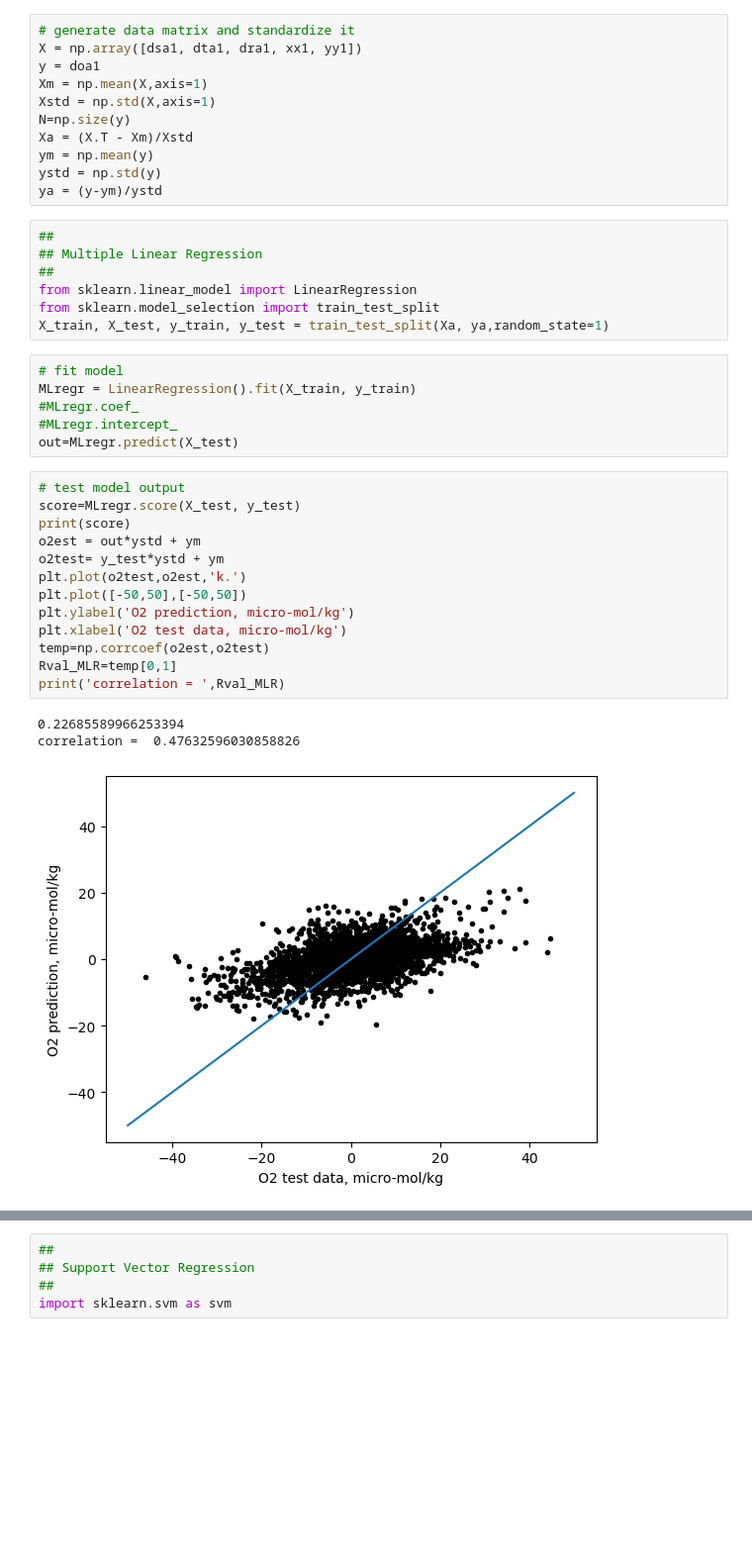
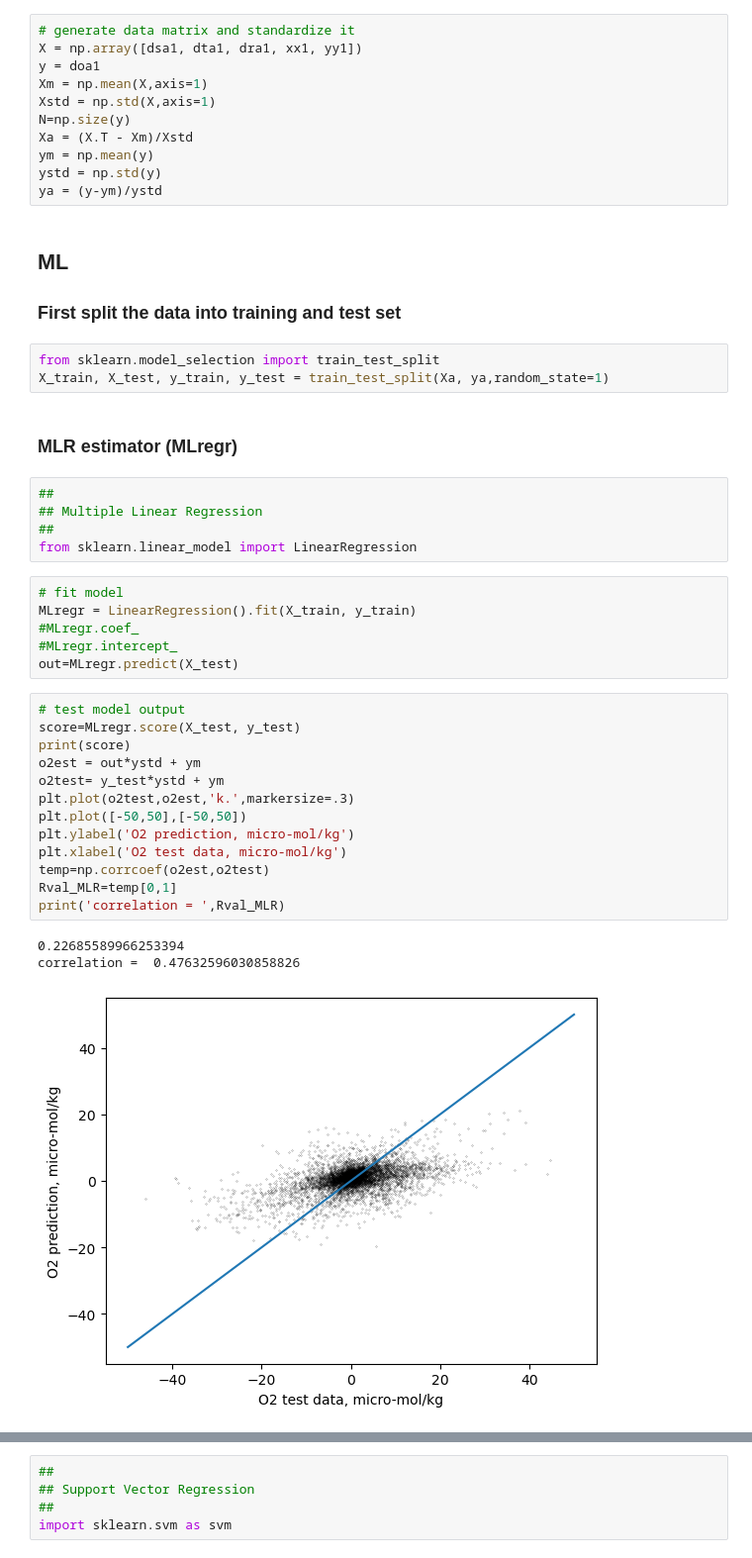
Before and after one commit to takaito1/ML4O2, a Jupyter notebook: develop/o2mod_example.ipynb, the cells around one changed output, grey strips where cells are left out. Shown at 99% size. Saved outputs shown, nothing was run; the diff lists cells and outputs as text; blank space fills up the shorter version.

```diff
--- a/develop/o2mod_example.ipynb
+++ b/develop/o2mod_example.ipynb
@@ -144,13 +154,20 @@ Xa = (X.T - Xm)/Xstd
 ym = np.mean(y)
 ystd = np.std(y)
 ya = (y-ym)/ystd
+# %% [markdown]
+## ML
+
+### First split the data into training and test set
+# %%
+from sklearn.model_selection import train_test_split
+X_train, X_test, y_train, y_test = train_test_split(Xa, ya,random_state=1)
+# %% [markdown]
+### MLR estimator (MLregr)
 # %%
 ##
 ## Multiple Linear Regression
 ##
 from sklearn.linear_model import LinearRegression
-from sklearn.model_selection import train_test_split
-X_train, X_test, y_train, y_test = train_test_split(Xa, ya,random_state=1)
 # %%
 # fit model
 MLregr = LinearRegression().fit(X_train, y_train)
@@ -160,17 +177,17 @@ out=MLregr.predict(X_test)
 # %%
 # test model output
 score=MLregr.score(X_test, y_test)
 print(score)
 o2est = out*ystd + ym
 o2test= y_test*ystd + ym
-plt.plot(o2test,o2est,'k.')
+plt.plot(o2test,o2est,'k.',markersize=.3)
 plt.plot([-50,50],[-50,50])
 plt.ylabel('O2 prediction, micro-mol/kg')
 plt.xlabel('O2 test data, micro-mol/kg')
 temp=np.corrcoef(o2est,o2test)
 Rval_MLR=temp[0,1]
 print('correlation = ',Rval_MLR)
 # %% [output]
 0.22685589966253394
 correlation =  0.47632596030858826
-[figure, old version]
+[figure, new version]
```
Also changed, not shown: parts of 10 cells of this notebook.
